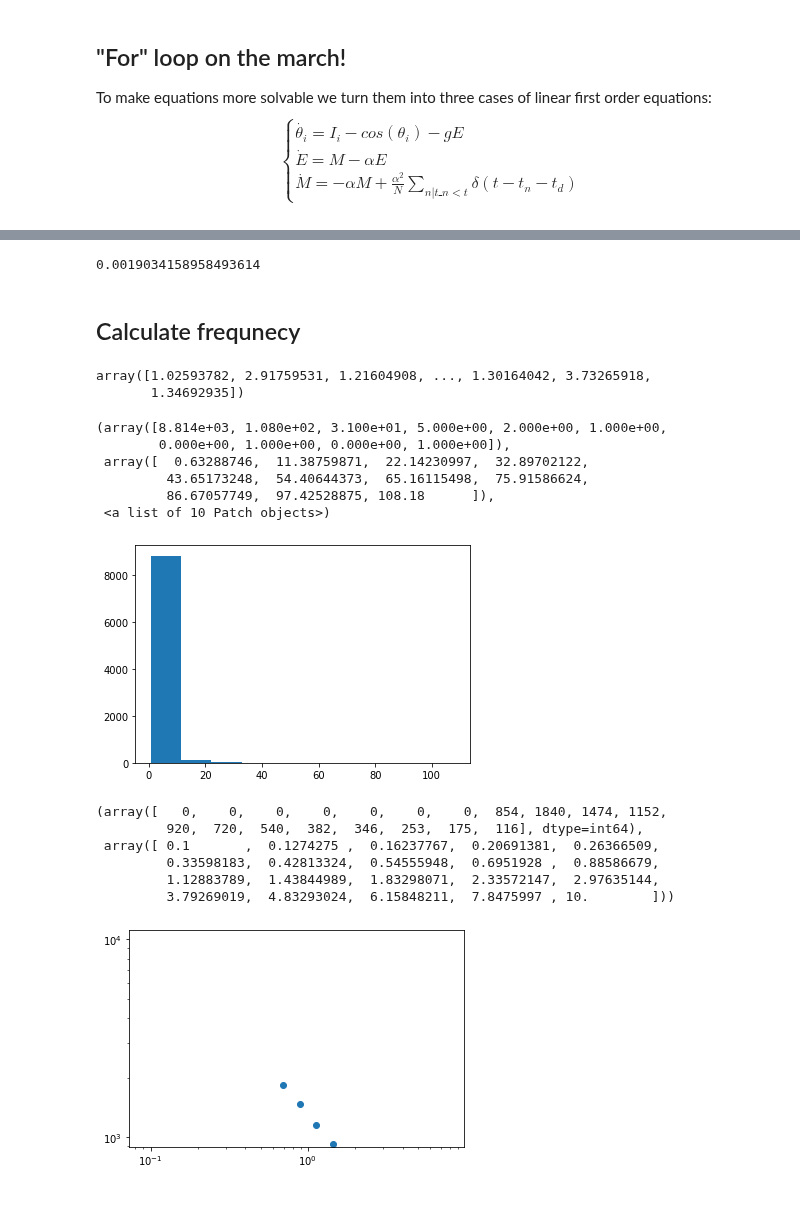
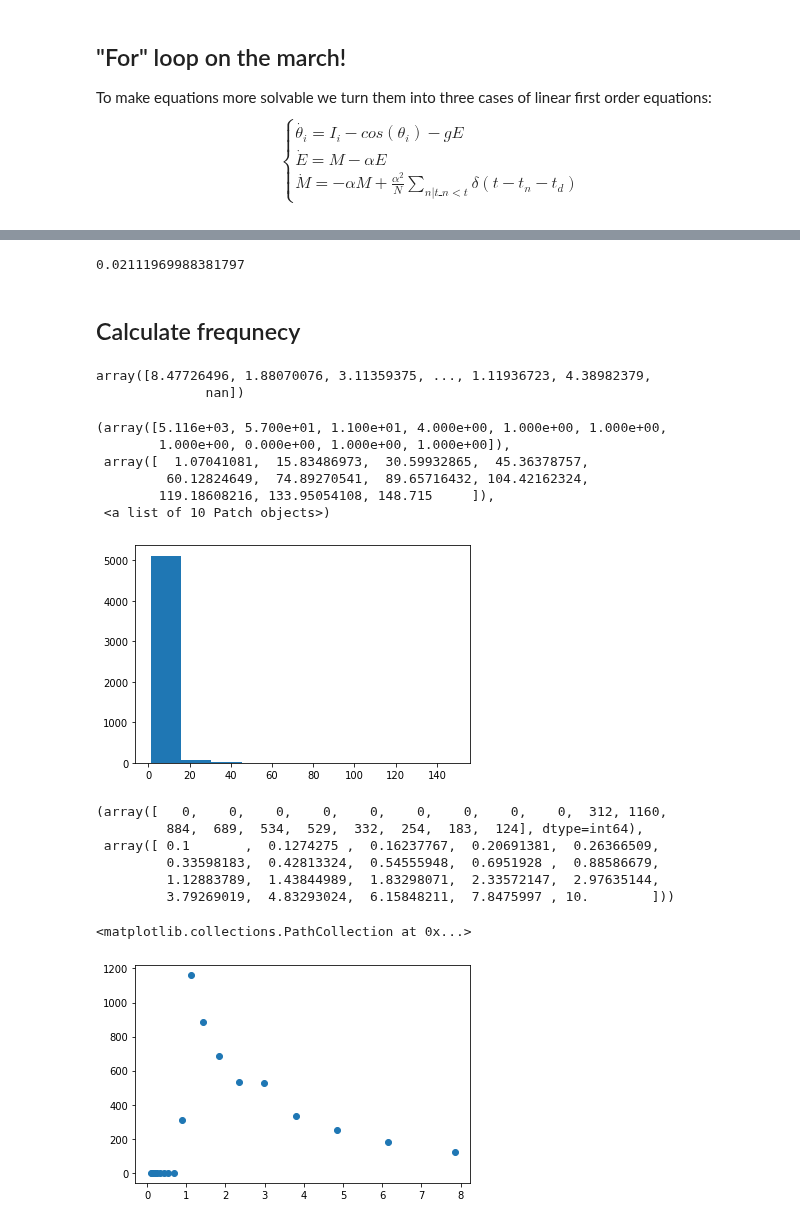
Before and after one commit to mmehrani/master_thesis, a Jupyter notebook: scripts/rotational_model/rotational_model.ipynb, the cells around one changed output, grey strips where cells are left out. Cells and saved outputs as stored; diff of their text form; code cells hidden in the pictures.

```diff
--- a/scripts/rotational_model/rotational_model.ipynb
+++ b/scripts/rotational_model/rotational_model.ipynb
@@ -13,7 +13,7 @@ import matplotlib.pyplot as plt
 from tqdm import tqdm
 # %%
 num_neurons = 10000
-g = 5
+g = 30
 random_input_span = (3.5,13.5) #it should fall in the well defined cos(\theta) domain.
 
 total_time = 1000
@@ -120,25 +120,25 @@ plt.plot(amin_saman_param[-1000:])
 # %%
 np.mean(amin_saman_param[-100:])
 # %% [output]
-0.0019034158958493614
+0.02111969988381797
 # %% [markdown]
 ## Calculate frequnecy
 # %%
 spikies_period_mean = total_spikes_intervals * time_step / total_spikes_num
 spikies_period_mean
 # %% [output]
-array([1.02593782, 2.91759531, 1.21604908, ..., 1.30164042, 3.73265918,
-       1.34692935])
+array([8.47726496, 1.88070076, 3.11359375, ..., 1.11936723, 4.38982379,
+              nan])
 # %%
 plt.hist(spikies_period_mean)
 # %% [output]
-(array([8.814e+03, 1.080e+02, 3.100e+01, 5.000e+00, 2.000e+00, 1.000e+00,
-        0.000e+00, 1.000e+00, 0.000e+00, 1.000e+00]),
- array([  0.63288746,  11.38759871,  22.14230997,  32.89702122,
-         43.65173248,  54.40644373,  65.16115498,  75.91586624,
-         86.67057749,  97.42528875, 108.18      ]),
+(array([5.116e+03, 5.700e+01, 1.100e+01, 4.000e+00, 1.000e+00, 1.000e+00,
+        1.000e+00, 0.000e+00, 1.000e+00, 1.000e+00]),
+ array([  1.07041081,  15.83486973,  30.59932865,  45.36378757,
+         60.12824649,  74.89270541,  89.65716432, 104.42162324,
+        119.18608216, 133.95054108, 148.715     ]),
  <a list of 10 Patch objects>)
-[figure, old version]
+[figure, new version]
 # %%
 heights, bins = np.histogram(spikies_period_mean,bins=np.logspace(np.log10(0.1),np.log10(10.0), 20))
 # plt.scatter(bins[:-1],heights)
@@ -146,18 +146,19 @@ heights, bins = np.histogram(spikies_period_mean,bins=np.logspace(np.log10(0.1),
 # plt.xscale('log')
 heights, bins
 # %% [output]
-(array([   0,    0,    0,    0,    0,    0,    0,  854, 1840, 1474, 1152,
-         920,  720,  540,  382,  346,  253,  175,  116], dtype=int64),
+(array([   0,    0,    0,    0,    0,    0,    0,    0,    0,  312, 1160,
+         884,  689,  534,  529,  332,  254,  183,  124], dtype=int64),
  array([ 0.1       ,  0.1274275 ,  0.16237767,  0.20691381,  0.26366509,
          0.33598183,  0.42813324,  0.54555948,  0.6951928 ,  0.88586679,
          1.12883789,  1.43844989,  1.83298071,  2.33572147,  2.97635144,
          3.79269019,  4.83293024,  6.15848211,  7.8475997 , 10.        ]))
 # %%
 plt.scatter(bins[:-1],heights)
-plt.yscale('log')
-plt.xscale('log')
+# plt.yscale('log')
+# plt.xscale('log')
 # %% [output]
+<matplotlib.collections.PathCollection at 0x...>
-[figure, old version]
+[figure, new version]
 # %%
 (heights, bins, patches) = plt.hist(spikies_period_mean,bins=np.logspace(np.log10(0.1),np.log10(10.0), 20))
 plt.yscale('log')
```
Also changed, not shown: parts of 11 cells of this notebook, 3 other files.
